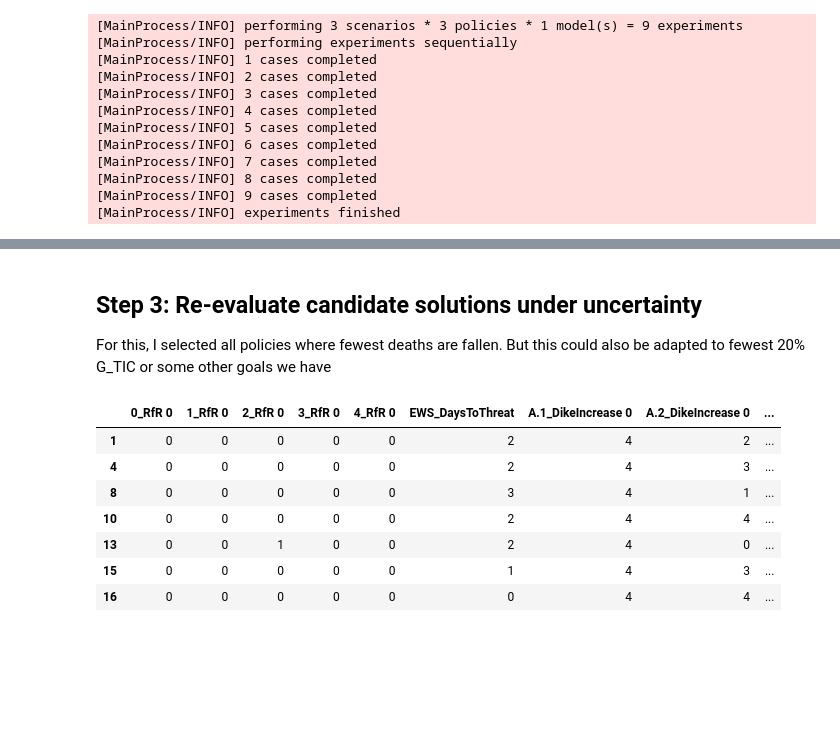
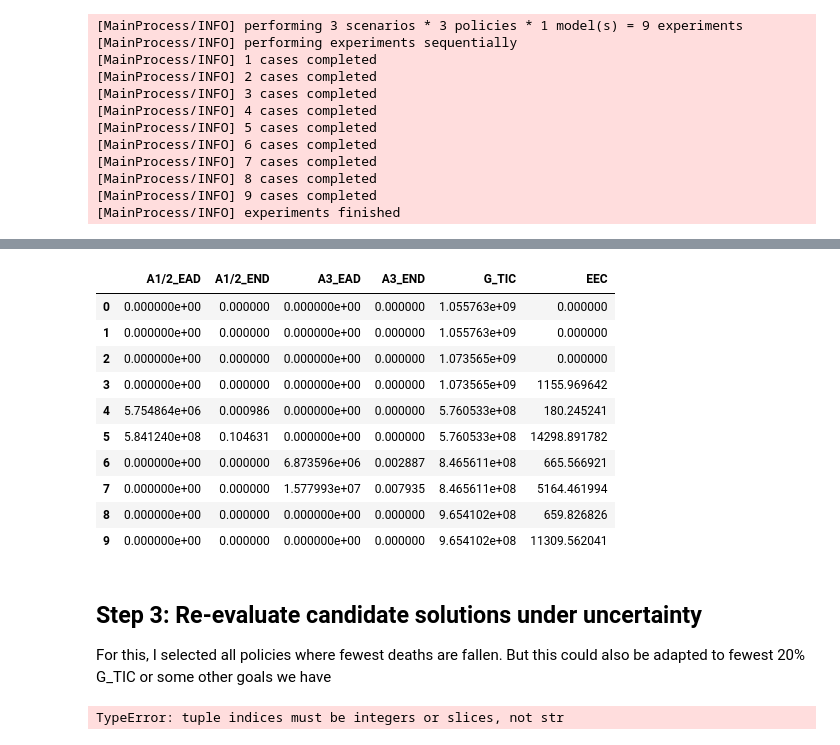
Before and after one commit to oli4oli4/Model-based-decision-making, a Jupyter notebook: Final assignments/MORDM.ipynb, the cells around one changed output, grey strips where cells are left out. Saved outputs shown, nothing was run; the diff lists cells and outputs as text; code cells hidden in the pictures; blank space fills up the shorter version.

```diff
--- a/Final assignments/MORDM.ipynb
+++ b/Final assignments/MORDM.ipynb
@@ -109,20 +145,25 @@ plt.show()
+# %%
+outcomes_df
+# %% [output]
+|  | A1/2_EAD | A1/2_END | A3_EAD | A3_END | G_TIC | EEC |
+| 0 | 0.000000e+00 | 0.000000 | 0.000000e+00 | 0.000000 | 1.055763e+09 | 0.000000 |
+| 1 | 0.000000e+00 | 0.000000 | 0.000000e+00 | 0.000000 | 1.055763e+09 | 0.000000 |
+| 2 | 0.000000e+00 | 0.000000 | 0.000000e+00 | 0.000000 | 1.073565e+09 | 0.000000 |
+| 3 | 0.000000e+00 | 0.000000 | 0.000000e+00 | 0.000000 | 1.073565e+09 | 1155.969642 |
+| 4 | 5.754864e+06 | 0.000986 | 0.000000e+00 | 0.000000 | 5.760533e+08 | 180.245241 |
+| 5 | 5.841240e+08 | 0.104631 | 0.000000e+00 | 0.000000 | 5.760533e+08 | 14298.891782 |
+| 6 | 0.000000e+00 | 0.000000 | 6.873596e+06 | 0.002887 | 8.465611e+08 | 665.566921 |
+| 7 | 0.000000e+00 | 0.000000 | 1.577993e+07 | 0.007935 | 8.465611e+08 | 5164.461994 |
+| 8 | 0.000000e+00 | 0.000000 | 0.000000e+00 | 0.000000 | 9.654102e+08 | 659.826826 |
+| 9 | 0.000000e+00 | 0.000000 | 0.000000e+00 | 0.000000 | 9.654102e+08 | 11309.562041 |
 # %% [markdown]
 ## Step 3: Re-evaluate candidate solutions under uncertainty
 For this, I selected all policies where fewest deaths are fallen. But this could also be adapted to fewest 20% G_TIC or some other goals we have
 # %%
-results_new = results1
-indexNames = results_new[ results_new['A1/2_END'] > np.percentile(results_new['A1/2_END'],50) ].index
-results_new.drop(indexNames , inplace=True)
-indexNames = results_new[ results_new['A3_END'] > np.percentile(results_new['A3_END'],50) ].index
-results_new.drop(indexNames , inplace=True)
+resultsKPI_filter = resultsKPI
+indexNames = resultsKPI_filter[ resultsKPI['A1/2_END'] > np.percentile(resultsKPI['A1/2_END'],50) ].index
+resultsKPI_filter.drop(indexNames , inplace=True)
+indexNames = resultsKPI_filter[ resultsKPI['A3_END'] > np.percentile(resultsKPI['A3_END'],50) ].index
+resultsKPI_filter.drop(indexNames , inplace=True)
+# %% [output]
+TypeError: tuple indices must be integers or slices, not str
-# %%
-results_new
-# %% [output]
-|  | 0_RfR 0 | 1_RfR 0 | 2_RfR 0 | 3_RfR 0 | 4_RfR 0 | EWS_DaysToThreat | A.1_DikeIncrease 0 | A.2_DikeIncrease 0 | ... |
-| 1 | 0 | 0 | 0 | 0 | 0 | 2 | 4 | 2 | ... |
-| 4 | 0 | 0 | 0 | 0 | 0 | 2 | 4 | 3 | ... |
-| 8 | 0 | 0 | 0 | 0 | 0 | 3 | 4 | 1 | ... |
-| 10 | 0 | 0 | 0 | 0 | 0 | 2 | 4 | 4 | ... |
-| 13 | 0 | 0 | 1 | 0 | 0 | 2 | 4 | 0 | ... |
-| 15 | 0 | 0 | 0 | 0 | 0 | 1 | 4 | 3 | ... |
-| 16 | 0 | 0 | 0 | 0 | 0 | 0 | 4 | 4 | ... |
```
Also changed, not shown: parts of 16 cells of this notebook, 2 other files.
